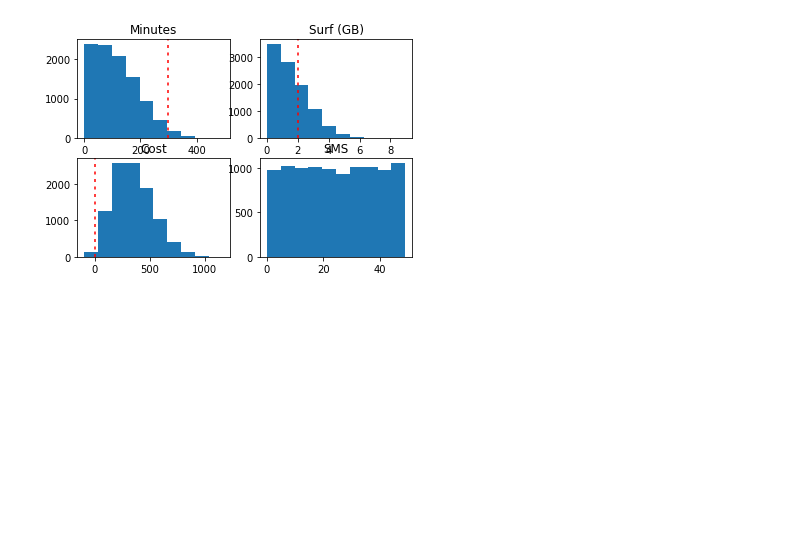
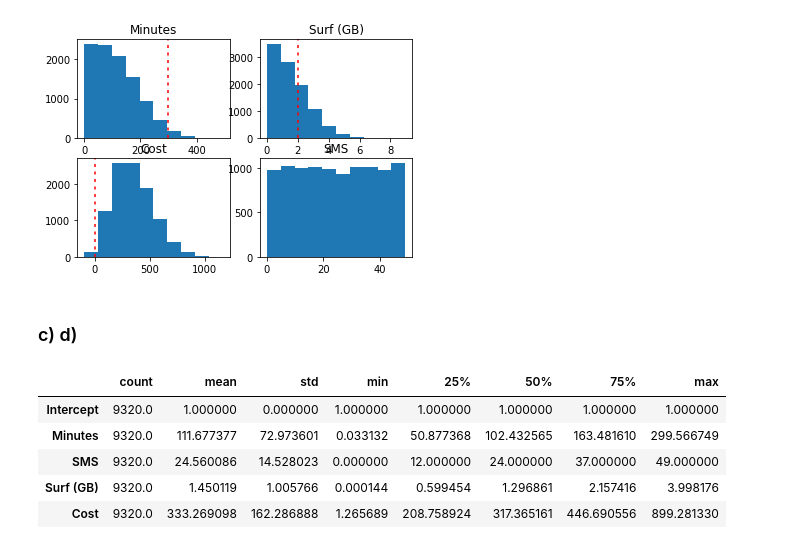
Before and after one commit to felix-tjernberg/machine-learning, a Jupyter notebook: exercises/exercise-0.ipynb, the cells around one changed output. Saved outputs shown, nothing was run; the diff lists cells and outputs as text; code cells hidden in the pictures; blank space fills up the shorter version.

```diff
--- a/exercises/exercise-0.ipynb
+++ b/exercises/exercise-0.ipynb
@@ -354,2 +357,14 @@ fig.show()
 # %% [output]
 [figure]
+# %% [markdown]
+### c) d)
+# %%
+phone_data_cleaned = phone_data.query('Minutes <= 300 & `Surf (GB)` <= 4 & Cost > 0')
+phone_data_cleaned.describe().T
+# %% [output]
+|  | count | mean | std | min | 25% | 50% | 75% | max |
+| Intercept | 9320.0 | 1.000000 | 0.000000 | 1.000000 | 1.000000 | 1.000000 | 1.000000 | 1.000000 |
+| Minutes | 9320.0 | 111.677377 | 72.973601 | 0.033132 | 50.877368 | 102.432565 | 163.481610 | 299.566749 |
+| SMS | 9320.0 | 24.560086 | 14.528023 | 0.000000 | 12.000000 | 24.000000 | 37.000000 | 49.000000 |
+| Surf (GB) | 9320.0 | 1.450119 | 1.005766 | 0.000144 | 0.599454 | 1.296861 | 2.157416 | 3.998176 |
+| Cost | 9320.0 | 333.269098 | 162.286888 | 1.265689 | 208.758924 | 317.365161 | 446.690556 | 899.281330 |
```
Also changed, not shown: parts of 2 cells of this notebook.
